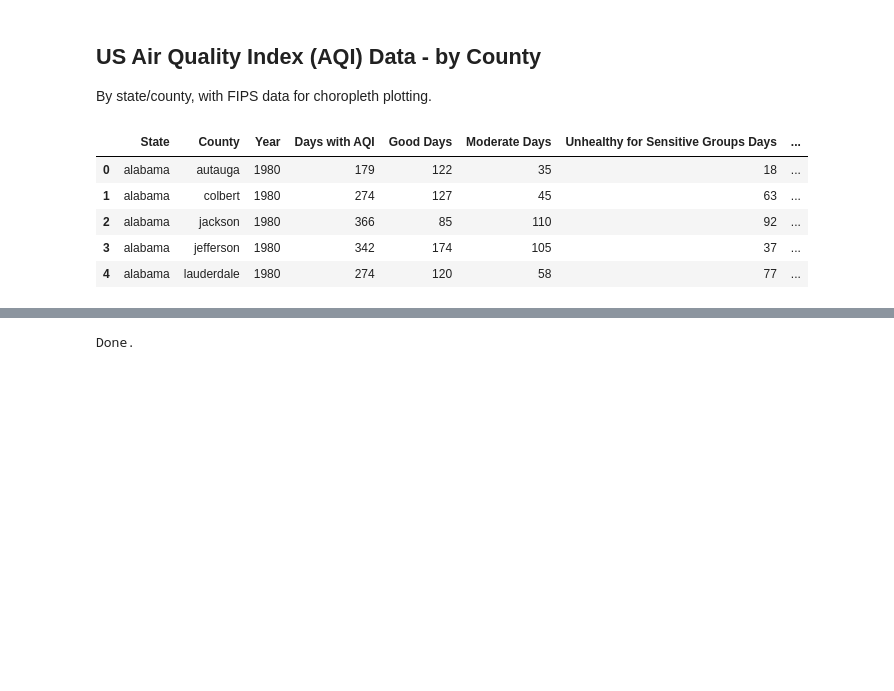
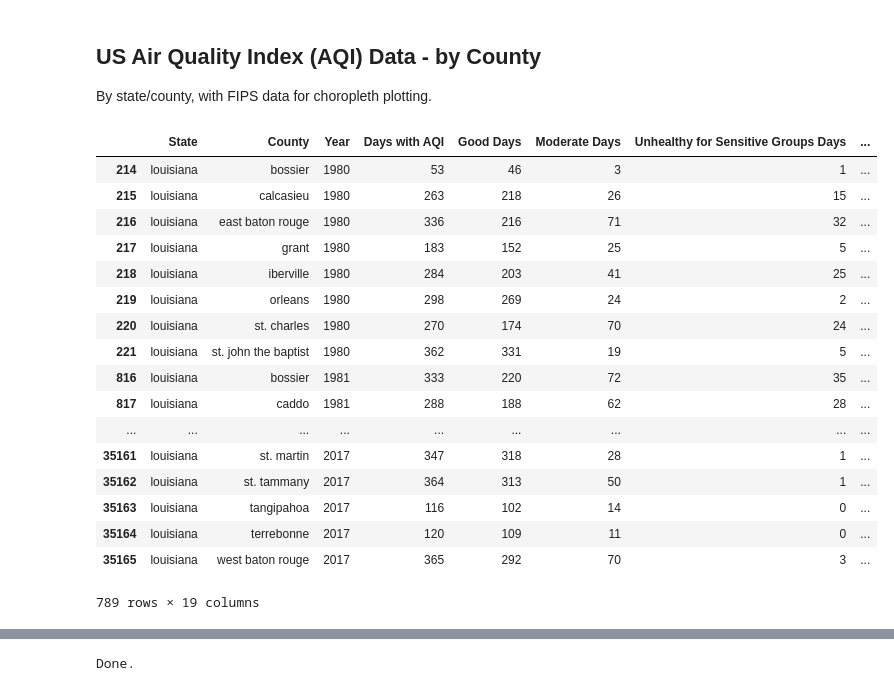
Before and after one commit to alyssflynn/project-1, a Jupyter notebook: data_cleaning.ipynb, the cells around one changed output, grey strips where cells are left out. Cells and saved outputs as stored; diff of their text form; code cells hidden in the pictures; blank space fills up the shorter version.

```diff
--- a/data_cleaning.ipynb
+++ b/data_cleaning.ipynb
@@ -18,22 +18,36 @@ By state/county, with FIPS data for choropleth plotting.
 # %%
 # Read in and combine AQI data
 county_aqi_df = pd.DataFrame()
 for yr in range(1980,2018):
     aqi = pd.read_csv('raw_data/annual_aqi_by_county_{}.csv'.format(yr))
     county_aqi_df = county_aqi_df.append(aqi, ignore_index=True)
 
 # Make state and county names lowercase
 for y in ['State', 'County']:
     county_aqi_df[y] = county_aqi_df[y].apply(lambda x: x.lower())
 
-county_aqi_df.head()
+# county_aqi_df.head()
+county_aqi_df.loc[county_aqi_df['State']=='louisiana']
+# county_aqi_df['State'].unique()
 # %% [output]
 |  | State | County | Year | Days with AQI | Good Days | Moderate Days | Unhealthy for Sensitive Groups Days | ... |
-| 0 | alabama | autauga | 1980 | 179 | 122 | 35 | 18 | ... |
-| 1 | alabama | colbert | 1980 | 274 | 127 | 45 | 63 | ... |
-| 2 | alabama | jackson | 1980 | 366 | 85 | 110 | 92 | ... |
-| 3 | alabama | jefferson | 1980 | 342 | 174 | 105 | 37 | ... |
-| 4 | alabama | lauderdale | 1980 | 274 | 120 | 58 | 77 | ... |
+| 214 | louisiana | bossier | 1980 | 53 | 46 | 3 | 1 | ... |
+| 215 | louisiana | calcasieu | 1980 | 263 | 218 | 26 | 15 | ... |
+| 216 | louisiana | east baton rouge | 1980 | 336 | 216 | 71 | 32 | ... |
+| 217 | louisiana | grant | 1980 | 183 | 152 | 25 | 5 | ... |
+| 218 | louisiana | iberville | 1980 | 284 | 203 | 41 | 25 | ... |
+| 219 | louisiana | orleans | 1980 | 298 | 269 | 24 | 2 | ... |
+| 220 | louisiana | st. charles | 1980 | 270 | 174 | 70 | 24 | ... |
+| 221 | louisiana | st. john the baptist | 1980 | 362 | 331 | 19 | 5 | ... |
+| 816 | louisiana | bossier | 1981 | 333 | 220 | 72 | 35 | ... |
+| 817 | louisiana | caddo | 1981 | 288 | 188 | 62 | 28 | ... |
+| ... | ... | ... | ... | ... | ... | ... | ... | ... |
+| 35161 | louisiana | st. martin | 2017 | 347 | 318 | 28 | 1 | ... |
+| 35162 | louisiana | st. tammany | 2017 | 364 | 313 | 50 | 1 | ... |
+| 35163 | louisiana | tangipahoa | 2017 | 116 | 102 | 14 | 0 | ... |
+| 35164 | louisiana | terrebonne | 2017 | 120 | 109 | 11 | 0 | ... |
+| 35165 | louisiana | west baton rouge | 2017 | 365 | 292 | 70 | 3 | ... |
+789 rows × 19 columns
 # %%
 # Get dataframe with state/county FIPS codes
 fips = pd.read_csv('https://raw.githubusercontent.com/plotly/datasets/master/laucnty16.csv')
```
Also changed, not shown: parts of 5 cells of this notebook, 4 other files.
